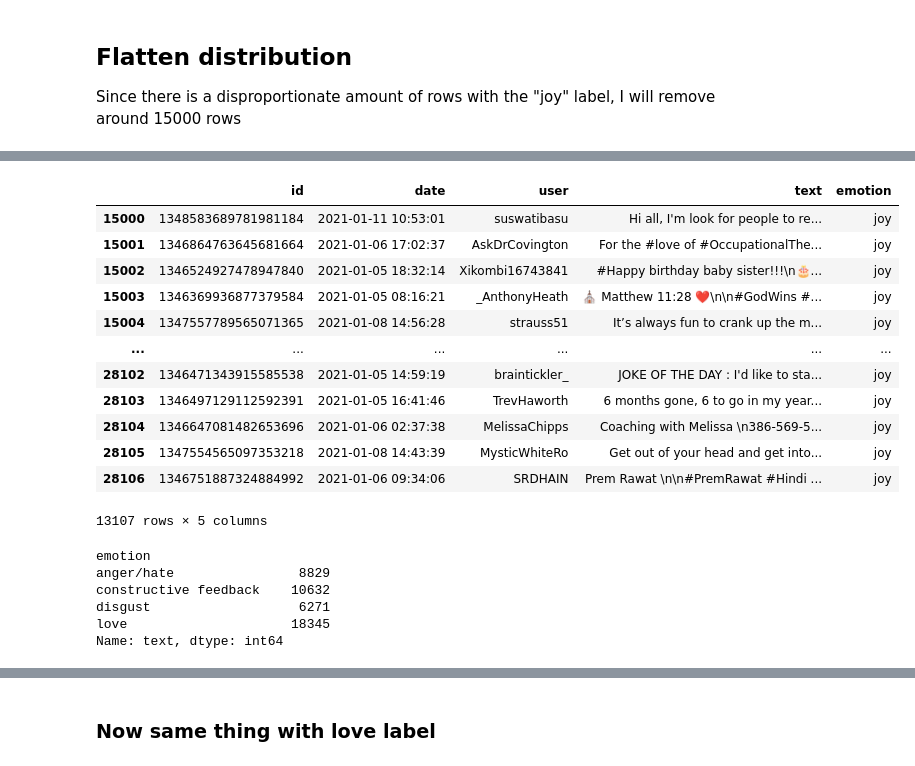
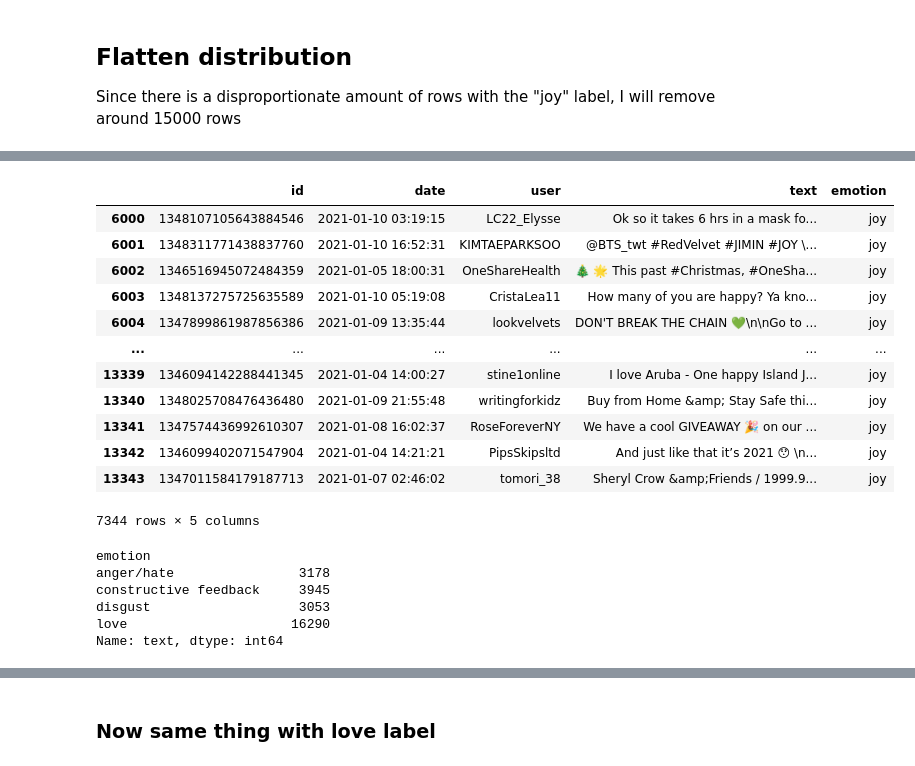
Before and after one commit to cgMuro/youtube-emotions, a Jupyter notebook: emotions/data.ipynb, the cells around one changed output, grey strips where cells are left out. Cells and saved outputs as stored; diff of their text form; code cells hidden in the pictures.

```diff
--- a/emotions/data.ipynb
+++ b/emotions/data.ipynb
@@ -187,5 +189,7 @@ df.duplicated(subset=['text'], keep='first').sum()
 32374
 # %%
 # Drop duplicates
-df.drop_duplicates(subset=['text'], keep='first')
+df.drop_duplicates(subset=['text'], keep='first', inplace=True)
+
+df.duplicated(subset=['text'], keep='first').sum()
 # %% [output]
@@ -246,25 +238,25 @@ joy_df
 # %%
 # Shuffle dataset
 joy_df = joy_df.sample(frac=1).reset_index(drop=True)
 
 # Remove 15000 examples from joy dataset
-joy_df = joy_df[15000:]
+joy_df = joy_df[6000:]
 
 joy_df
 # %% [output]
 |  | id | date | user | text | emotion |
-| 15000 | 1348583689781981184 | 2021-01-11 10:53:01 | suswatibasu | Hi all, I'm look for people to re... | joy |
-| 15001 | 1346864763645681664 | 2021-01-06 17:02:37 | AskDrCovington | For the #love of #OccupationalThe... | joy |
-| 15002 | 1346524927478947840 | 2021-01-05 18:32:14 | Xikombi16743841 | #Happy birthday baby sister!!!\n🎂... | joy |
-| 15003 | 1346369936877379584 | 2021-01-05 08:16:21 | _AnthonyHeath | ⛪️ Matthew 11:28 ❤️\n\n#GodWins #... | joy |
-| 15004 | 1347557789565071365 | 2021-01-08 14:56:28 | strauss51 | It’s always fun to crank up the m... | joy |
+| 6000 | 1348107105643884546 | 2021-01-10 03:19:15 | LC22_Elysse | Ok so it takes 6 hrs in a mask fo... | joy |
+| 6001 | 1348311771438837760 | 2021-01-10 16:52:31 | KIMTAEPARKSOO | @BTS_twt #RedVelvet #JIMIN #JOY \... | joy |
+| 6002 | 1346516945072484359 | 2021-01-05 18:00:31 | OneShareHealth | 🎄 🌟 This past #Christmas, #OneSha... | joy |
+| 6003 | 1348137275725635589 | 2021-01-10 05:19:08 | CristaLea11 | How many of you are happy? Ya kno... | joy |
+| 6004 | 1347899861987856386 | 2021-01-09 13:35:44 | lookvelvets | DON'T BREAK THE CHAIN 💚\n\nGo to ... | joy |
 | ... | ... | ... | ... | ... | ... |
-| 28102 | 1346471343915585538 | 2021-01-05 14:59:19 | braintickler_ | JOKE OF THE DAY : I'd like to sta... | joy |
-| 28103 | 1346497129112592391 | 2021-01-05 16:41:46 | TrevHaworth | 6 months gone, 6 to go in my year... | joy |
-| 28104 | 1346647081482653696 | 2021-01-06 02:37:38 | MelissaChipps | Coaching with Melissa \n386-569-5... | joy |
-| 28105 | 1347554565097353218 | 2021-01-08 14:43:39 | MysticWhiteRo | Get out of your head and get into... | joy |
-| 28106 | 1346751887324884992 | 2021-01-06 09:34:06 | SRDHAIN | Prem Rawat \n\n#PremRawat #Hindi ... | joy |
+| 13339 | 1346094142288441345 | 2021-01-04 14:00:27 | stine1online | I love Aruba - One happy Island J... | joy |
+| 13340 | 1348025708476436480 | 2021-01-09 21:55:48 | writingforkidz | Buy from Home &amp; Stay Safe thi... | joy |
+| 13341 | 1347574436992610307 | 2021-01-08 16:02:37 | RoseForeverNY | We have a cool GIVEAWAY 🎉 on our ... | joy |
+| 13342 | 1346099402071547904 | 2021-01-04 14:21:21 | PipsSkipsltd | And just like that it’s 2021 😯 \n... | joy |
+| 13343 | 1347011584179187713 | 2021-01-07 02:46:02 | tomori_38 | Sheryl Crow &amp;Friends / 1999.9... | joy |
-13107 rows × 5 columns
+7344 rows × 5 columns
 # %%
 # Remove joy from original df
 df = df[df['emotion'] != 'joy']
@@ -272,10 +264,10 @@ df = df[df['emotion'] != 'joy']
 df.groupby('emotion').count().text
 # %% [output]
 emotion
-anger/hate                8829
-constructive feedback    10632
-disgust                   6271
-love                     18345
+anger/hate                3178
+constructive feedback     3945
+disgust                   3053
+love                     16290
 Name: text, dtype: int64
 # %%
 # Add new joy df to original df
```
Also changed, not shown: parts of 17 cells of this notebook.
